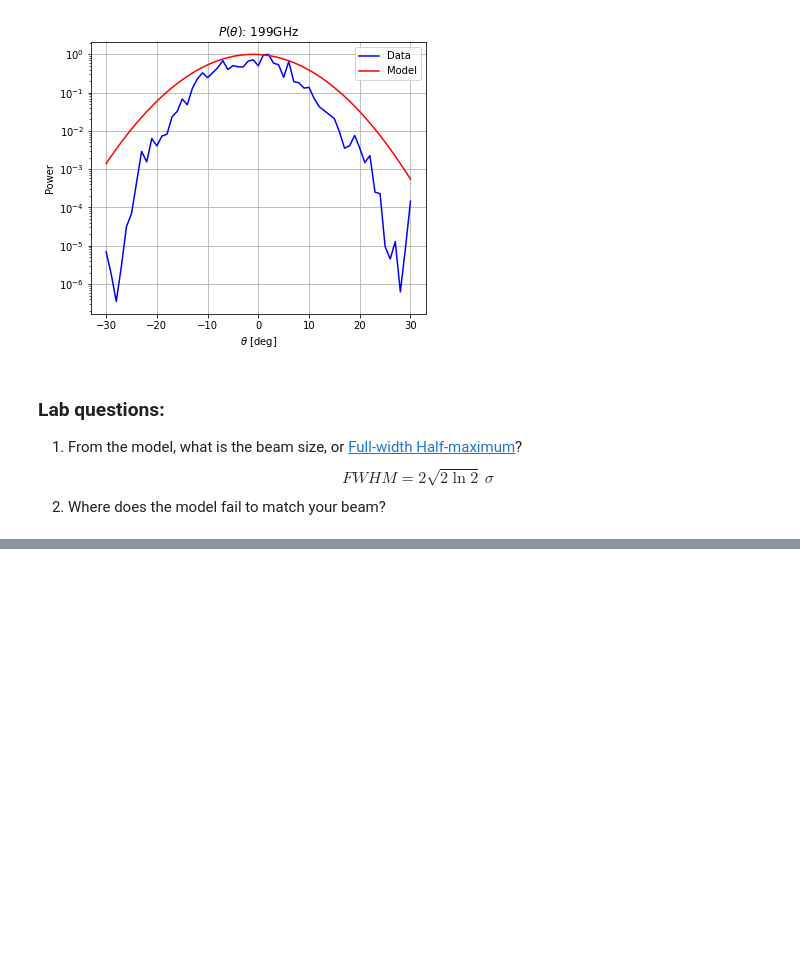
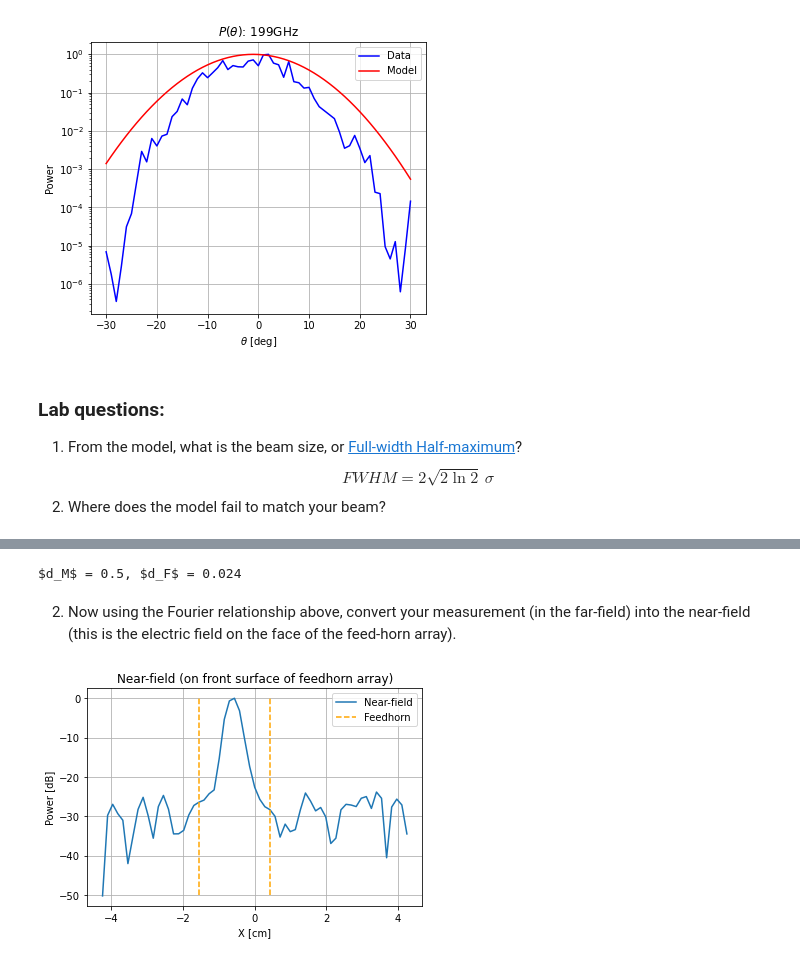
Before and after one commit to McMahonCosmologyGroup/cmbInstrumentSummerSchool, a Jupyter notebook: Notebook1_data_visualization.ipynb, the cells around one changed output, grey strips where cells are left out. Drawn from its saved outputs; the diff is of its cells as text; code cells hidden in the pictures; blank space fills up the shorter version.

```diff
--- a/Notebook1_data_visualization.ipynb
+++ b/Notebook1_data_visualization.ipynb
@@ -98,0 +115,34 @@ $$ FWHM =2\sqrt{2\ln{2}}\, \sigma$$
+# %%
+# Code to determine if in the near or far-field
+lam = 0.003 # wavelength of your measurement [meters]
+D = .006 # diameter of aperture (front opening of the feedhorn profile) [meters]
+d_F = 2*D**2 / lam # distance to far-field regime [meters]
+d_M = .5# estimate how far the source horn was away from the feedhorn array [meters]
+print(r"$d_M$ = {}, $d_F$ = {}".format(d_M,d_F))
+# %% [output]
+$d_M$ = 0.5, $d_F$ = 0.024
+# %% [markdown]
+2. Now using the Fourier relationship above, convert your measurement (in the far-field) into the near-field (this is the electric field on the face of the feed-horn array).
+# %%
+import scipy
+from scipy import fft
+
+# Fourier transform your data here
+beam_temp = fft.fftshift(beam)
+beam_temp = fft.fft(beam_temp)
+beam_fft = fft.fftshift(beam_temp)
+
+x_arr = funcs.coords_ang_to_spat(np.deg2rad(angles),dataParams.frequency) # convert angles to spatial coordinates
+# Plot the near-field
+plt.figure()
+plt.title("Near-field (on front surface of feedhorn array)")
+plt.ylabel("Power [dB]")
+plt.xlabel("X [cm]")
+plt.plot(x_arr,20*np.log10(abs(beam_fft)/max(abs(beam_fft))),label = "Near-field")
+plt.vlines(x_arr[np.where(abs(beam_fft) == np.max(abs(beam_fft)))]-1,-50,0,linestyle='--',color = 'orange',label = 'Feedhorn')
+plt.vlines(x_arr[np.where(abs(beam_fft) == np.max(abs(beam_fft)))]+1,-50,0,linestyle='--',color = 'orange')
+plt.legend()
+plt.grid()
+plt.show()
+# %% [output]
+[figure, added]
```
Also changed, not shown: parts of 1 cell of this notebook, 4 other files.
